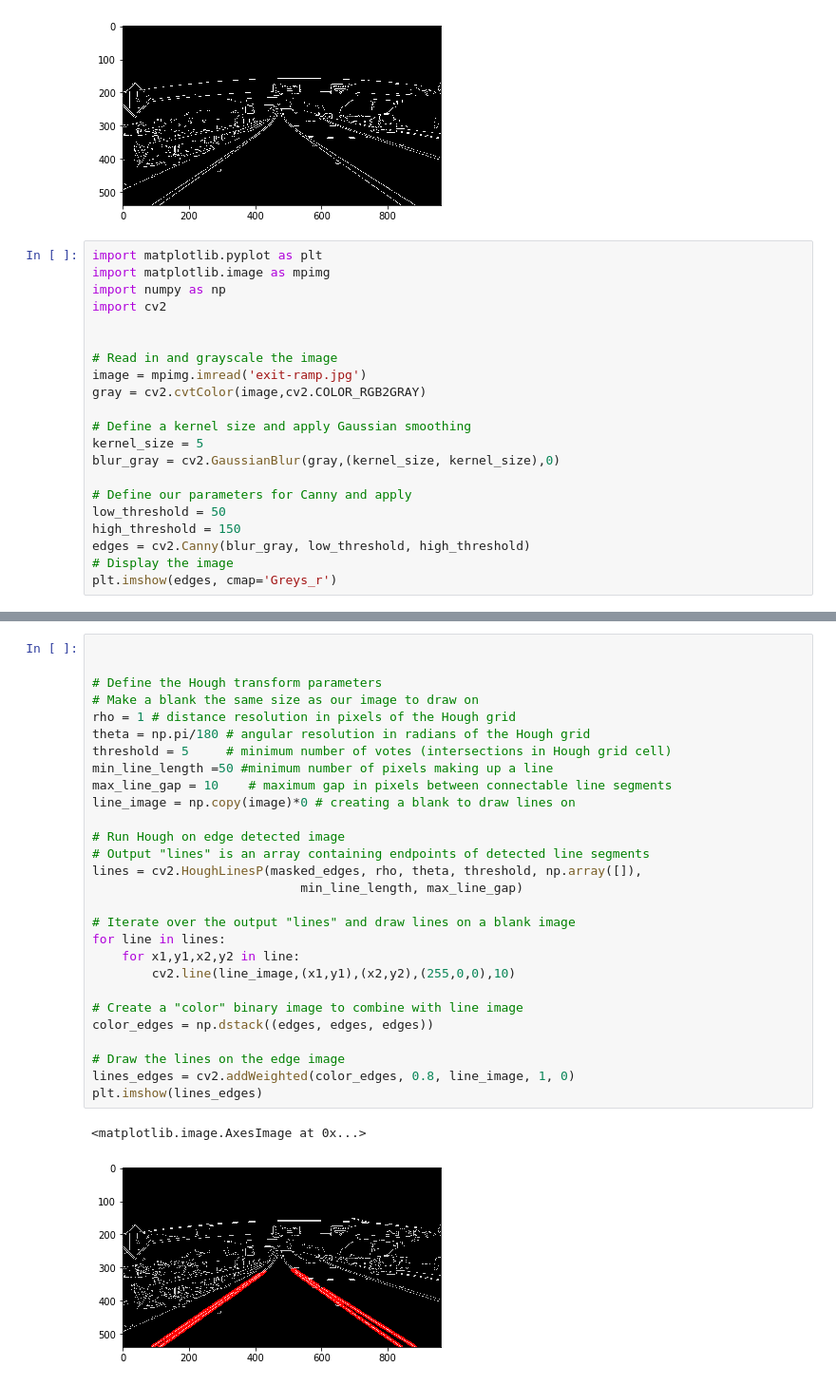
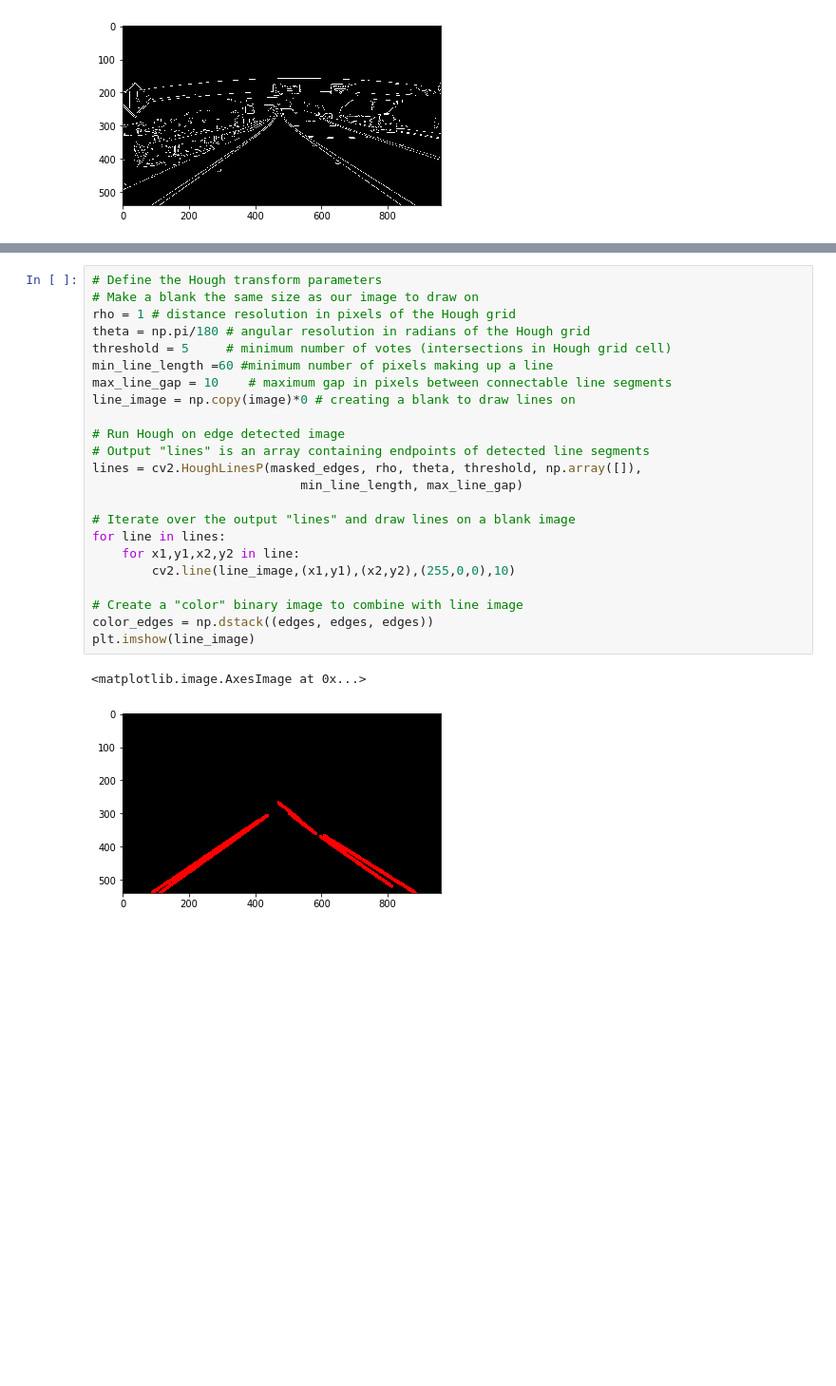
Before and after one commit to luteresa/udacity-project, a Jupyter notebook: step1/lesson1/Canny.ipynb, the cells around one changed output, grey strips where cells are left out. Shown at 95% size. Saved outputs shown, nothing was run; the diff lists cells and outputs as text; blank space fills up the shorter version.

```diff
--- a/step1/lesson1/Canny.ipynb
+++ b/step1/lesson1/Canny.ipynb
@@ -44,24 +43,3 @@ plt.imshow(edges, cmap='Greys_r')
 # %% [output]
 <matplotlib.image.AxesImage at 0x...>
 [figure]
-# %%
-import matplotlib.pyplot as plt
-import matplotlib.image as mpimg
-import numpy as np
-import cv2
-
-
-# Read in and grayscale the image
-image = mpimg.imread('exit-ramp.jpg')
-gray = cv2.cvtColor(image,cv2.COLOR_RGB2GRAY)
-
-# Define a kernel size and apply Gaussian smoothing
-kernel_size = 5
-blur_gray = cv2.GaussianBlur(gray,(kernel_size, kernel_size),0)
-
-# Define our parameters for Canny and apply
-low_threshold = 50
-high_threshold = 150
-edges = cv2.Canny(blur_gray, low_threshold, high_threshold)
-# Display the image
-plt.imshow(edges, cmap='Greys_r')
@@ -89,33 +64,28 @@ plt.imshow(masked_edges, cmap='Greys_r')
 <matplotlib.image.AxesImage at 0x...>
 [figure]
 # %%
-
-
 # Define the Hough transform parameters
 # Make a blank the same size as our image to draw on
 rho = 1 # distance resolution in pixels of the Hough grid
 theta = np.pi/180 # angular resolution in radians of the Hough grid
 threshold = 5     # minimum number of votes (intersections in Hough grid cell)
-min_line_length =50 #minimum number of pixels making up a line
+min_line_length =60 #minimum number of pixels making up a line
 max_line_gap = 10    # maximum gap in pixels between connectable line segments
 line_image = np.copy(image)*0 # creating a blank to draw lines on
 
 # Run Hough on edge detected image
 # Output "lines" is an array containing endpoints of detected line segments
 lines = cv2.HoughLinesP(masked_edges, rho, theta, threshold, np.array([]),
                             min_line_length, max_line_gap)
 
 # Iterate over the output "lines" and draw lines on a blank image
 for line in lines:
     for x1,y1,x2,y2 in line:
         cv2.line(line_image,(x1,y1),(x2,y2),(255,0,0),10)
 
 # Create a "color" binary image to combine with line image
 color_edges = np.dstack((edges, edges, edges))
-
-# Draw the lines on the edge image
-lines_edges = cv2.addWeighted(color_edges, 0.8, line_image, 1, 0)
-plt.imshow(lines_edges)
+plt.imshow(line_image)
 # %% [output]
 <matplotlib.image.AxesImage at 0x...>
-[figure, old version]
+[figure, new version]
```
Also changed, not shown: parts of 4 cells of this notebook, 10 other files.
